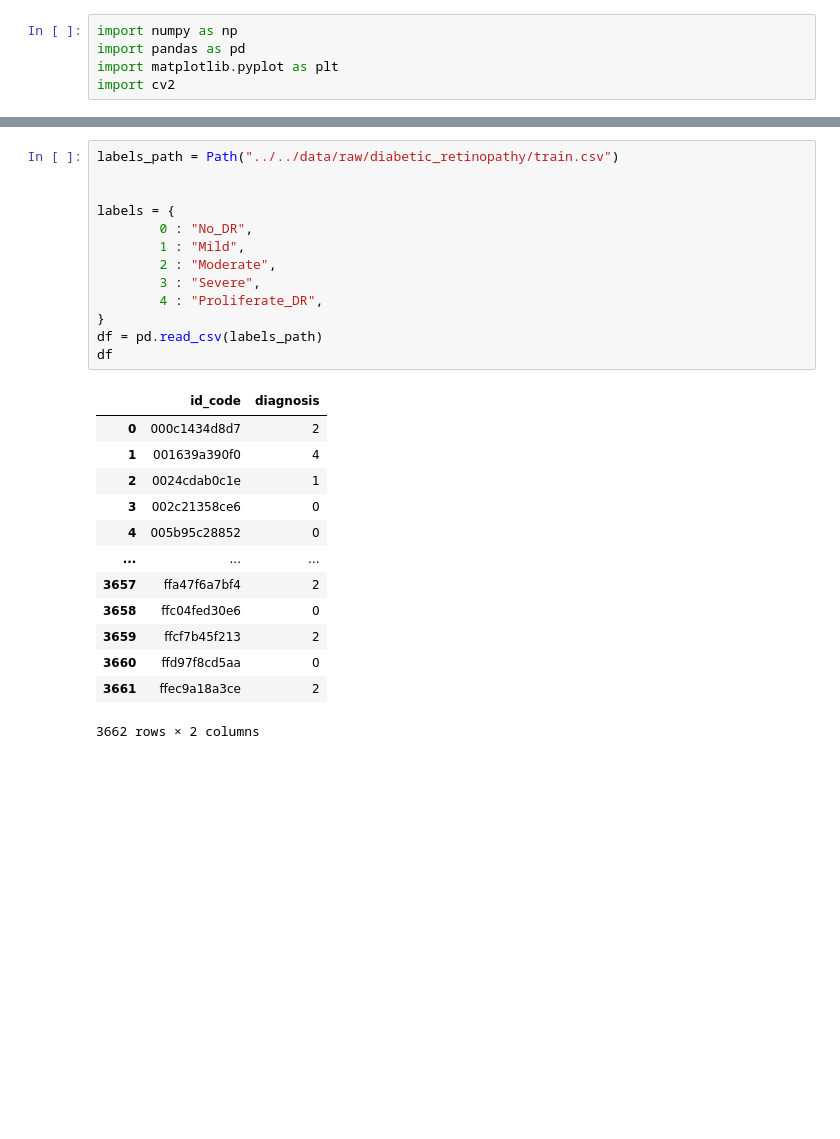
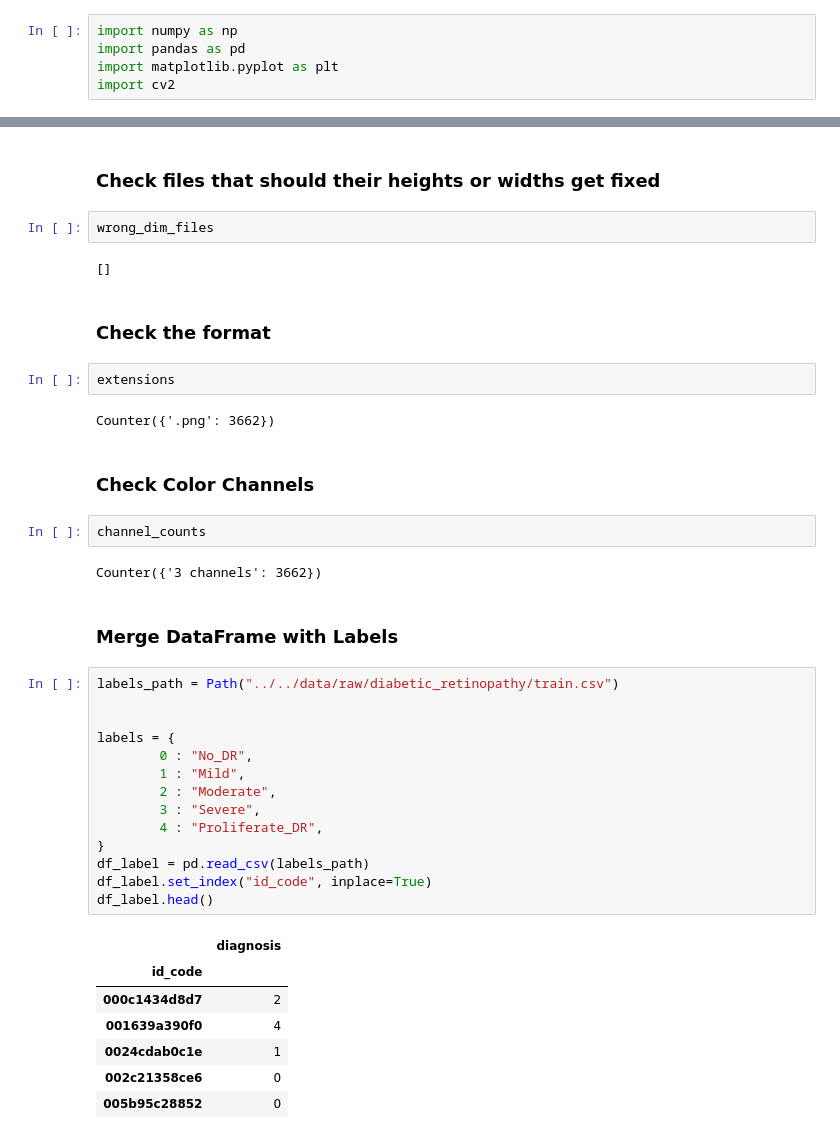
Before and after one commit to mjavadzare/medical-ai-platform, a Jupyter notebook: notebooks/diabetic_retinopathy/eda.ipynb, the cells around one changed output, grey strips where cells are left out. Saved outputs shown, nothing was run; the diff lists cells and outputs as text; blank space fills up the shorter version.

```diff
--- a/notebooks/diabetic_retinopathy/eda.ipynb
+++ b/notebooks/diabetic_retinopathy/eda.ipynb
@@ -36,27 +96,42 @@ Overally 3662 files.
+# %% [markdown]
+### Check files that should their heights or widths get fixed
+# %%
+wrong_dim_files
+# %% [output]
+[]
+# %% [markdown]
+### Check the format
+# %%
+extensions
+# %% [output]
+Counter({'.png': 3662})
+# %% [markdown]
+### Check Color Channels
+# %%
+channel_counts
+# %% [output]
+Counter({'3 channels': 3662})
+# %% [markdown]
+### Merge DataFrame with Labels
 # %%
 labels_path = Path("../../data/raw/diabetic_retinopathy/train.csv")
 
 
 labels = {
         0 : "No_DR",
         1 : "Mild",
         2 : "Moderate",
         3 : "Severe",
         4 : "Proliferate_DR",
 }
-df = pd.read_csv(labels_path)
-df
+df_label = pd.read_csv(labels_path)
+df_label.set_index("id_code", inplace=True)
+df_label.head()
 # %% [output]
-|  | id_code | diagnosis |
-| 0 | 000c1434d8d7 | 2 |
-| 1 | 001639a390f0 | 4 |
-| 2 | 0024cdab0c1e | 1 |
-| 3 | 002c21358ce6 | 0 |
-| 4 | 005b95c28852 | 0 |
-| ... | ... | ... |
-| 3657 | ffa47f6a7bf4 | 2 |
-| 3658 | ffc04fed30e6 | 0 |
-| 3659 | ffcf7b45f213 | 2 |
-| 3660 | ffd97f8cd5aa | 0 |
-| 3661 | ffec9a18a3ce | 2 |
+|  | diagnosis |
+| id_code |  |
+| 000c1434d8d7 | 2 |
+| 001639a390f0 | 4 |
+| 0024cdab0c1e | 1 |
+| 002c21358ce6 | 0 |
+| 005b95c28852 | 0 |
-3662 rows × 2 columns
```
Also changed, not shown: parts of 8 cells of this notebook, 2 other files.
